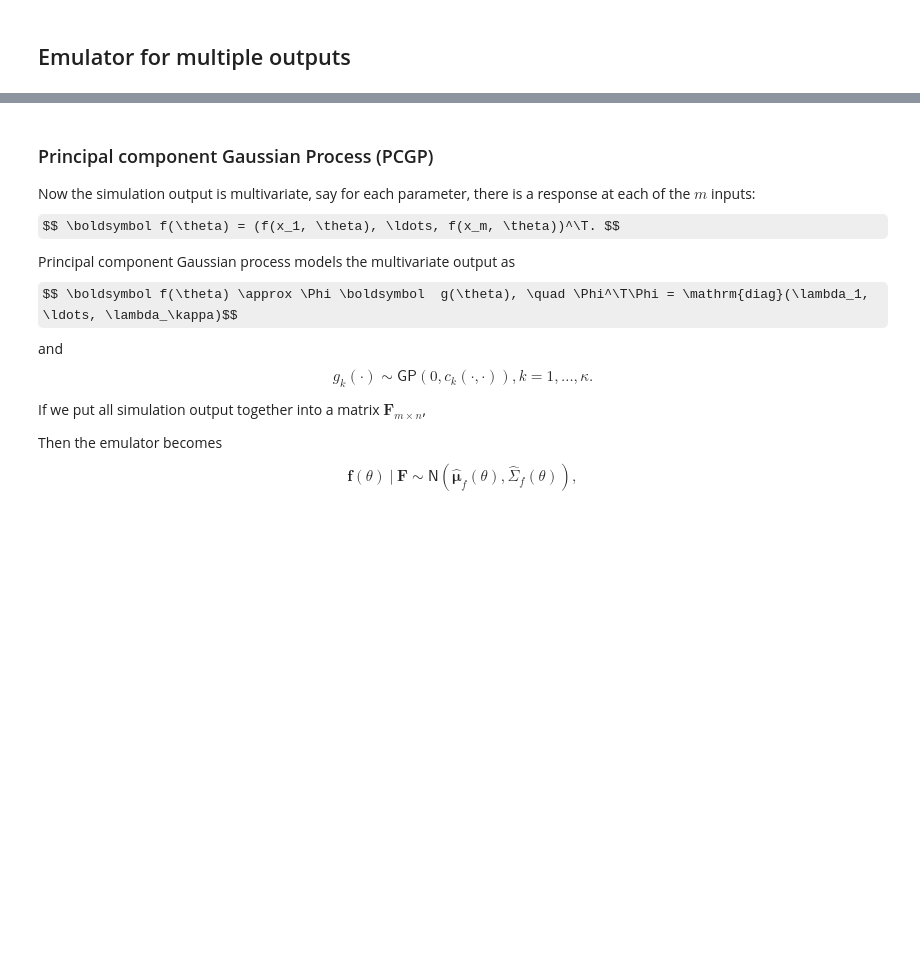
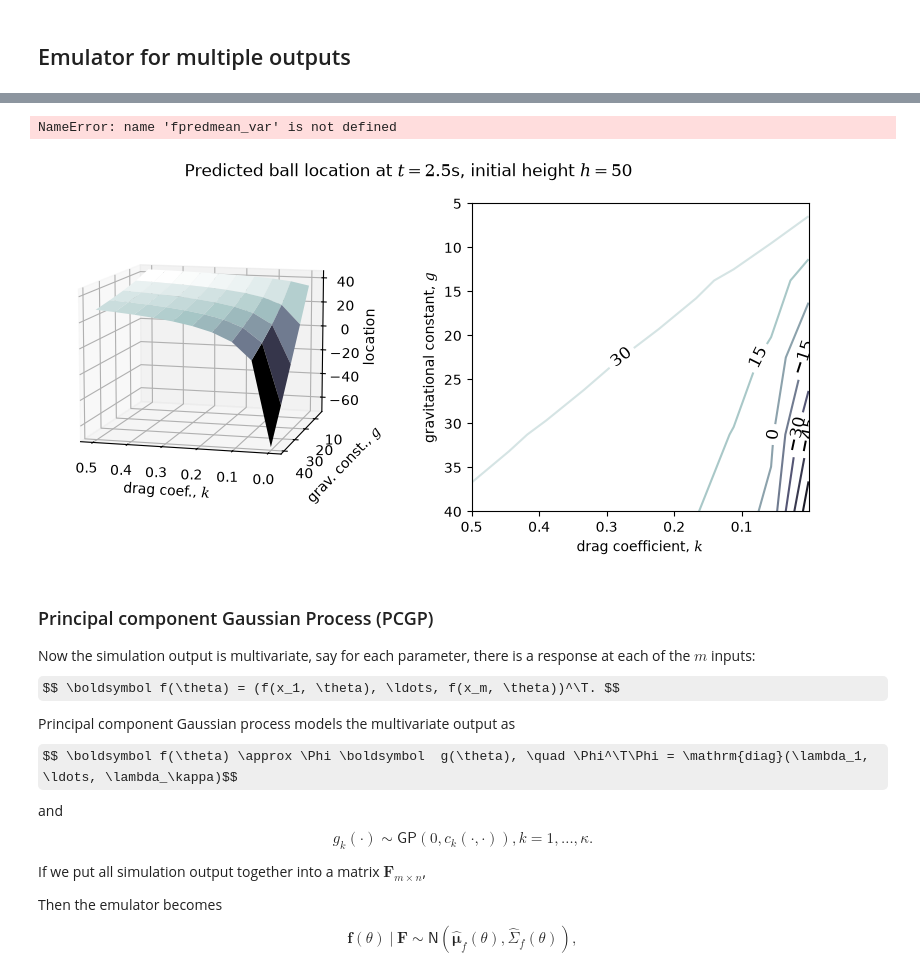
Before and after one commit to mosesyhc/BAND-camp-surmise-demo, a Jupyter notebook: GP_emulation_surmise-2026.ipynb, the cells around one changed output, grey strips where cells are left out. Saved outputs shown, nothing was run; the diff lists cells and outputs as text; code cells hidden in the pictures; some formulas as TeX source; blank space fills up the shorter version.

```diff
--- a/GP_emulation_surmise-2026.ipynb
+++ b/GP_emulation_surmise-2026.ipynb
@@ -333,14 +390,14 @@ plt.xlabel('$t$')
 #@title **(Exercise)** Build an emulator using `surmise`.
 #@markdown *Note:* `surmise` can handle emulation with multiple outputs.  It uses a popular method called Principal Component Gaussian Process.  We will look at how it works in a moment, but let's first build the emulator!
 
-emu_multi = emulator(x=..., theta=..., f=fmat,
+emu_multi = emulator(x=xvec_multi, theta=thetavec, f=fmat,
                      method='PCGPwM',
                      args={'warnings': False})
 # %%
 #@title **(Exercise)** Predict the output at $(t=2.5, h=50)$.
 fpred_multi = emu_multi.predict(x=xvec_multi, theta=thetavec_test)
-fpredmean_multi = ...
-fpredvar_multi = ...
+fpredmean_multi = fpred_multi.mean()
+fpredvar_multi = fpred_multi.var()
 
 # This tells you which row index correspond to (t=2.5, h=50)
 where_match = np.where((xvec_multi==(2.5, 50)).all(axis=1))[0][0]
@@ -348,8 +405,11 @@ fpredmean_single = fpredmean_multi[where_match, :]
 fpredvar_single = fpredvar_multi[where_match]
 # %%
 #@title **(Exercise)** Visualize the prediction and its uncertainty.
-plot_emulator_prediction(..., thetavec_test, 'Predicted ball location')
-plot_emulator_prediction(..., thetavec_test, 'Predicted standard deviation')
+plot_emulator_prediction(fpredmean_single, thetavec_test, 'Predicted ball location')
+plot_emulator_prediction(np.sqrt(fpredmean_var), thetavec_test, 'Predicted standard deviation')
+# %% [output]
+NameError: name 'fpredmean_var' is not defined
+[figure, added]
 # %% [markdown]
 ### Principal component Gaussian Process (PCGP)
 Now the simulation output is multivariate, say for each parameter, there is a response at each of the $m$ inputs:
```
Also changed, not shown: parts of 29 cells of this notebook.
